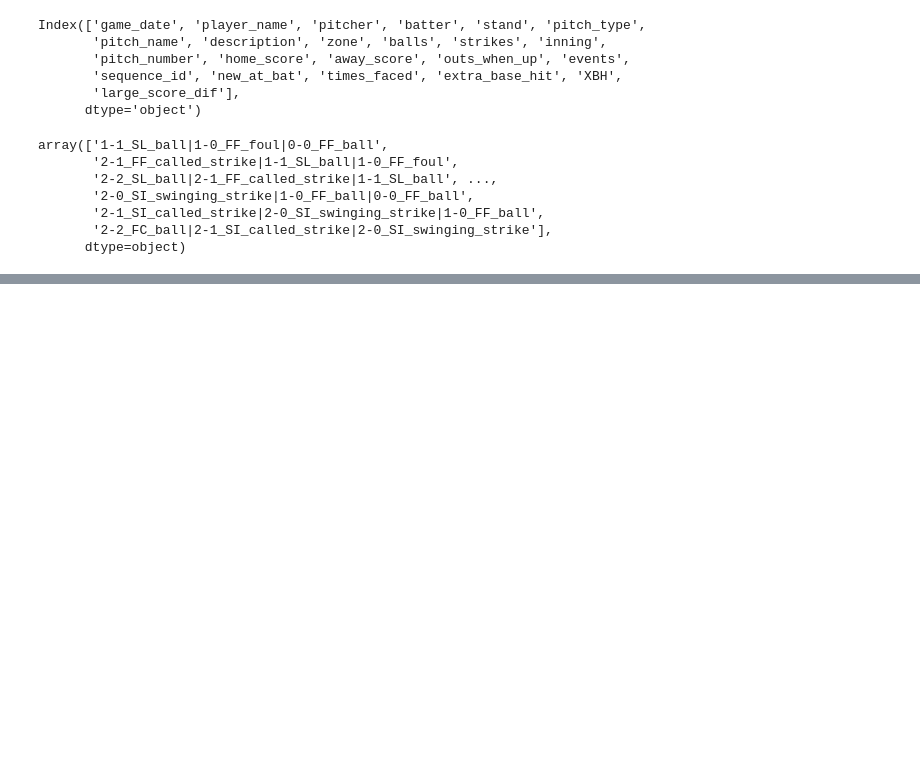
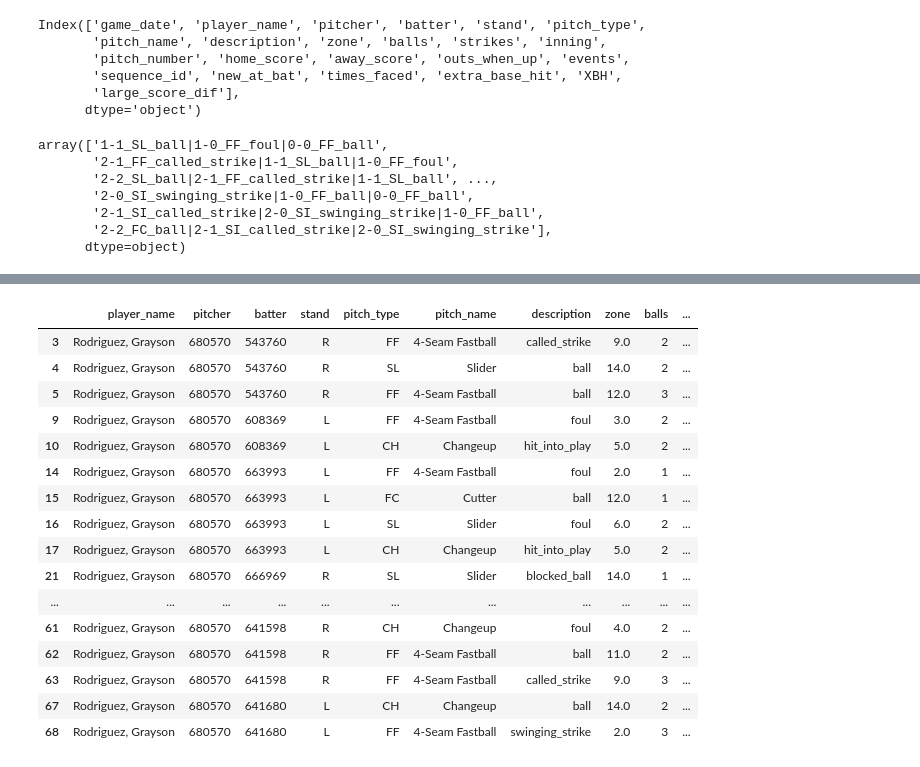
Before and after one commit to basstraining/pitch_predictor, a Jupyter notebook: notebooks/nathan_cleaning.ipynb, the cells around one changed output, grey strips where cells are left out. Cells and saved outputs as stored; diff of their text form; code cells hidden in the pictures; blank space fills up the shorter version.

Commit message:
cleaning, added XBH, new sequence ID

```diff
--- a/notebooks/nathan_cleaning.ipynb
+++ b/notebooks/nathan_cleaning.ipynb
@@ -410,0 +490,56 @@ array(['1-1_SL_ball|1-0_FF_foul|0-0_FF_ball',
+# %%
+pitch_mapper = {'FB': ['FF', 'SI', 'FC'],
+                'SL': ['SL', 'ST'],
+                'CH': ['CH', 'FS', 'FO'],
+                'CB': ['CU', 'KC', 'SV', 'CS']
+               }
+# %%
+inverse_pitch_mapper = {abbrev: key for key, abbrevs in pitch_mapper.items() for abbrev in abbrevs}
+
+def clean_sequence_id(sequence):
+    if sequence == "0":
+        return "0"
+
+    events = sequence.split('|')
+    processed_events = []
+    for event in events:
+        components = event.split('_')
+        if len(components) >= 3:
+            count = components[0]
+            pitch_type = components[1]  # Extract the pitch type
+
+            # Replace the pitch type with its category from the inverse_pitch_mapper
+            pitch_category = inverse_pitch_mapper.get(pitch_type, pitch_type)
+
+            result = components[2]
+            processed_event = f"{count} - {pitch_category} - {result}"
+        else:
+            processed_event = " "
+
+        processed_events.append(processed_event)
+
+    return ' | '.join(processed_events)
+
+# Apply the function to the sequence_id column
+df_with_at_bat_sequence_ordered['clean_sequence_id'] = df_with_at_bat_sequence_ordered['sequence_id'].apply(clean_sequence_id)
+
+# Check the modified DataFrame
+df_with_at_bat_sequence_ordered.head(25)
+# %% [output]
+|  | player_name | pitcher | batter | stand | pitch_type | pitch_name | description | zone | balls | ... |
+| 3 | Rodriguez, Grayson | 680570 | 543760 | R | FF | 4-Seam Fastball | called_strike | 9.0 | 2 | ... |
+| 4 | Rodriguez, Grayson | 680570 | 543760 | R | SL | Slider | ball | 14.0 | 2 | ... |
+| 5 | Rodriguez, Grayson | 680570 | 543760 | R | FF | 4-Seam Fastball | ball | 12.0 | 3 | ... |
+| 9 | Rodriguez, Grayson | 680570 | 608369 | L | FF | 4-Seam Fastball | foul | 3.0 | 2 | ... |
+| 10 | Rodriguez, Grayson | 680570 | 608369 | L | CH | Changeup | hit_into_play | 5.0 | 2 | ... |
+| 14 | Rodriguez, Grayson | 680570 | 663993 | L | FF | 4-Seam Fastball | foul | 2.0 | 1 | ... |
+| 15 | Rodriguez, Grayson | 680570 | 663993 | L | FC | Cutter | ball | 12.0 | 1 | ... |
+| 16 | Rodriguez, Grayson | 680570 | 663993 | L | SL | Slider | foul | 6.0 | 2 | ... |
+| 17 | Rodriguez, Grayson | 680570 | 663993 | L | CH | Changeup | hit_into_play | 5.0 | 2 | ... |
+| 21 | Rodriguez, Grayson | 680570 | 666969 | R | SL | Slider | blocked_ball | 14.0 | 1 | ... |
+| ... | ... | ... | ... | ... | ... | ... | ... | ... | ... | ... |
+| 61 | Rodriguez, Grayson | 680570 | 641598 | R | CH | Changeup | foul | 4.0 | 2 | ... |
+| 62 | Rodriguez, Grayson | 680570 | 641598 | R | FF | 4-Seam Fastball | ball | 11.0 | 2 | ... |
+| 63 | Rodriguez, Grayson | 680570 | 641598 | R | FF | 4-Seam Fastball | called_strike | 9.0 | 3 | ... |
+| 67 | Rodriguez, Grayson | 680570 | 641680 | L | CH | Changeup | ball | 14.0 | 2 | ... |
+| 68 | Rodriguez, Grayson | 680570 | 641680 | L | FF | 4-Seam Fastball | swinging_strike | 2.0 | 3 | ... |
```
Also changed, not shown: parts of 8 cells of this notebook, 1 other file.
